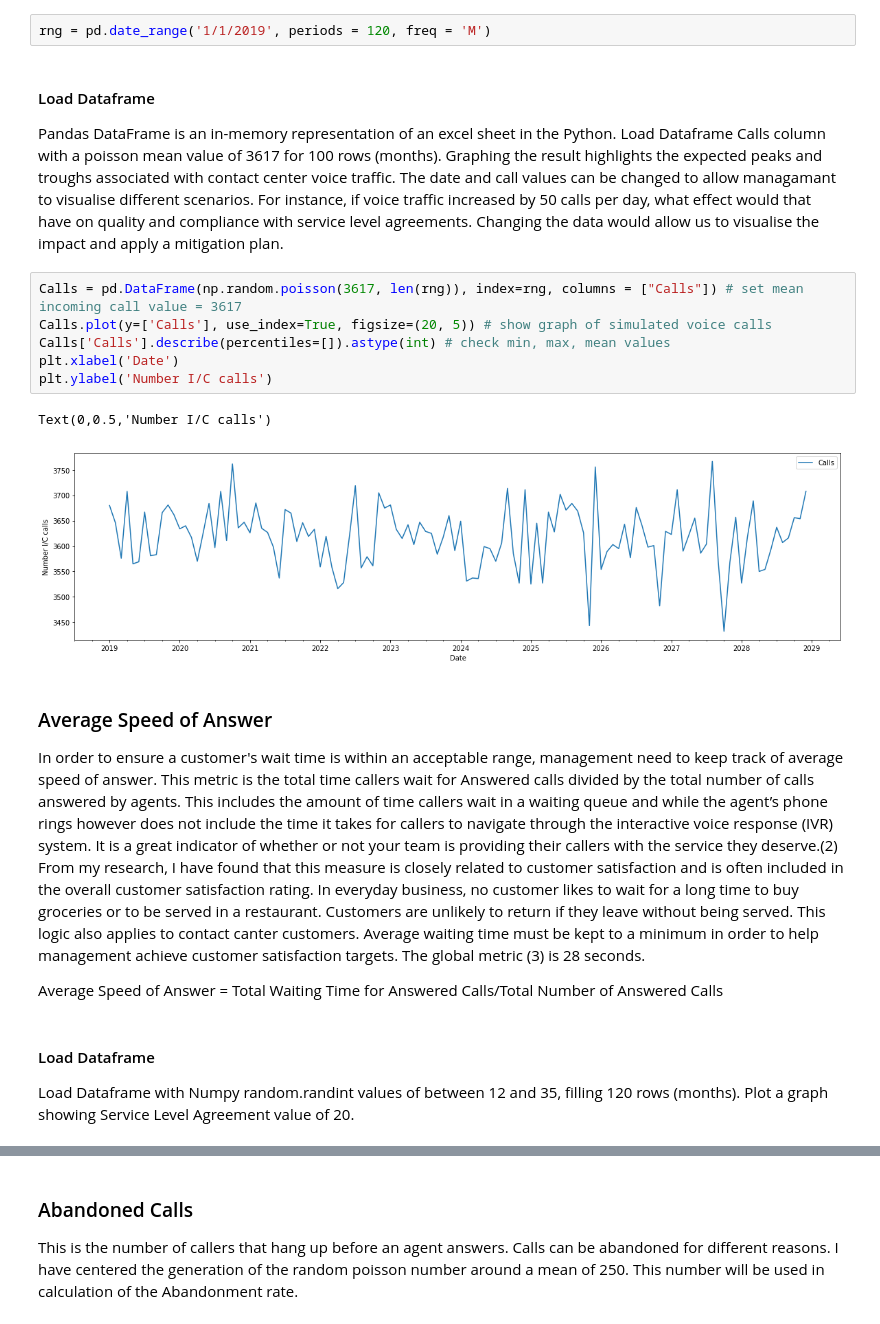
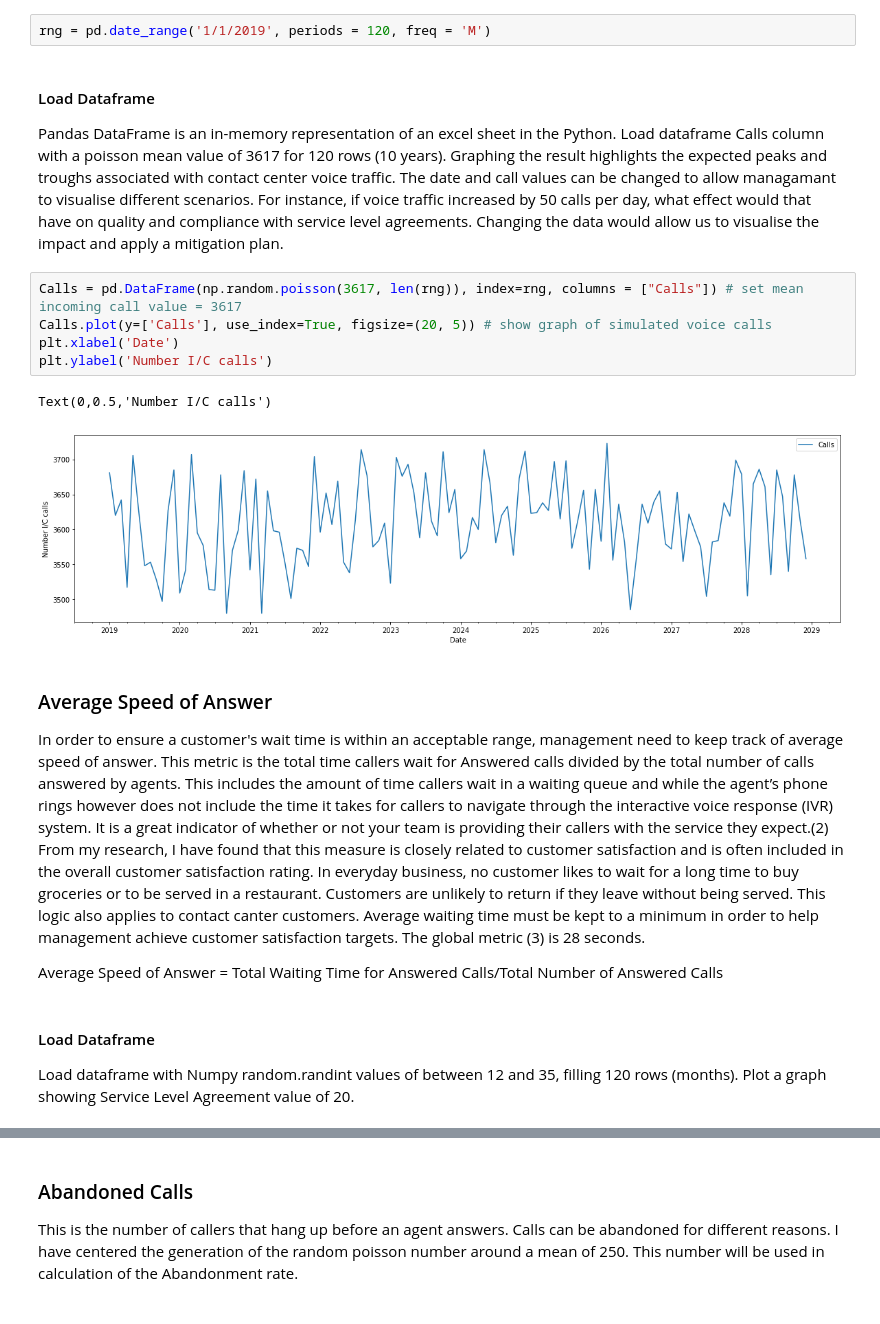
Before and after one commit to eamonnofarrell/Programming_Project, a Jupyter notebook: Prog_Project.ipynb, the cells around one changed output, grey strips where cells are left out. Drawn from its saved outputs; the diff is of its cells as text.

```diff
--- a/Prog_Project.ipynb
+++ b/Prog_Project.ipynb
@@ -28,24 +28,23 @@ Set future dates using Pandas function date_range, with a monthly frequency and
 rng = pd.date_range('1/1/2019', periods = 120, freq = 'M')
 # %% [markdown]
 #### Load Dataframe
-Pandas DataFrame is an in-memory representation of an excel sheet in the Python. Load Dataframe Calls column with a poisson mean value of 3617 for 100 rows (months). Graphing the result highlights the expected peaks and troughs associated with contact center voice traffic. The date and call values can be changed to allow managamant to visualise different scenarios. For instance, if voice traffic increased by 50 calls per day, what effect would that have on quality and compliance with service level agreements. Changing the data would allow us to visualise the impact and apply a mitigation plan.
+Pandas DataFrame is an in-memory representation of an excel sheet in the Python. Load dataframe Calls column with a poisson mean value of 3617 for 120 rows (10 years). Graphing the result highlights the expected peaks and troughs associated with contact center voice traffic. The date and call values can be changed to allow managamant to visualise different scenarios. For instance, if voice traffic increased by 50 calls per day, what effect would that have on quality and compliance with service level agreements. Changing the data would allow us to visualise the impact and apply a mitigation plan.
 # %%
 Calls = pd.DataFrame(np.random.poisson(3617, len(rng)), index=rng, columns = ["Calls"]) # set mean incoming call value = 3617
 Calls.plot(y=['Calls'], use_index=True, figsize=(20, 5)) # show graph of simulated voice calls
-Calls['Calls'].describe(percentiles=[]).astype(int) # check min, max, mean values
 plt.xlabel('Date')
 plt.ylabel('Number I/C calls')
 # %% [output]
 Text(0,0.5,'Number I/C calls')
-[figure, old version]
+[figure, new version]
 # %% [markdown]
 ### Average Speed of Answer
-In order to ensure a customer's wait time is within an acceptable range, management need to keep track of average speed of answer. This metric is the total time callers wait for Answered calls divided by the total number of calls answered by agents. This includes the amount of time callers wait in a waiting queue and while the agent’s phone rings however does not include the time it takes for callers to navigate through the interactive voice response (IVR) system. It is a great indicator of whether or not your team is providing their callers with the service they deserve.(2) From my research, I have found that this measure is closely related to customer satisfaction and is often included in the overall customer satisfaction rating. In everyday business, no customer likes to wait for a long time to buy groceries or to be served in a restaurant. Customers are unlikely to return if they leave without being served. This logic also applies to contact canter customers. Average waiting time must be kept to a minimum in order to help management achieve customer satisfaction targets. The global metric (3) is 28 seconds.
+In order to ensure a customer's wait time is within an acceptable range, management need to keep track of average speed of answer. This metric is the total time callers wait for Answered calls divided by the total number of calls answered by agents. This includes the amount of time callers wait in a waiting queue and while the agent’s phone rings however does not include the time it takes for callers to navigate through the interactive voice response (IVR) system. It is a great indicator of whether or not your team is providing their callers with the service they expect.(2) From my research, I have found that this measure is closely related to customer satisfaction and is often included in the overall customer satisfaction rating. In everyday business, no customer likes to wait for a long time to buy groceries or to be served in a restaurant. Customers are unlikely to return if they leave without being served. This logic also applies to contact canter customers. Average waiting time must be kept to a minimum in order to help management achieve customer satisfaction targets. The global metric (3) is 28 seconds.
 
 Average Speed of Answer = Total Waiting Time for Answered Calls/Total Number of Answered Calls
 # %% [markdown]
 #### Load Dataframe
-Load Dataframe with Numpy random.randint values of between 12 and 35, filling 120 rows (months). Plot a graph showing Service Level Agreement value of 20.
+Load dataframe with Numpy random.randint values of between 12 and 35, filling 120 rows (months). Plot a graph showing Service Level Agreement value of 20.
 # %%
 Calls["ASA"] = pd.DataFrame.assign(np.random.randint(12,35, len(rng))) # randomly generate time in Q - values between 12 - 35
 Calls.plot(y=['ASA'], use_index=True, figsize=(20, 5)) # show graph of simulated time in Q
```
Also changed, not shown: parts of 31 cells of this notebook.
